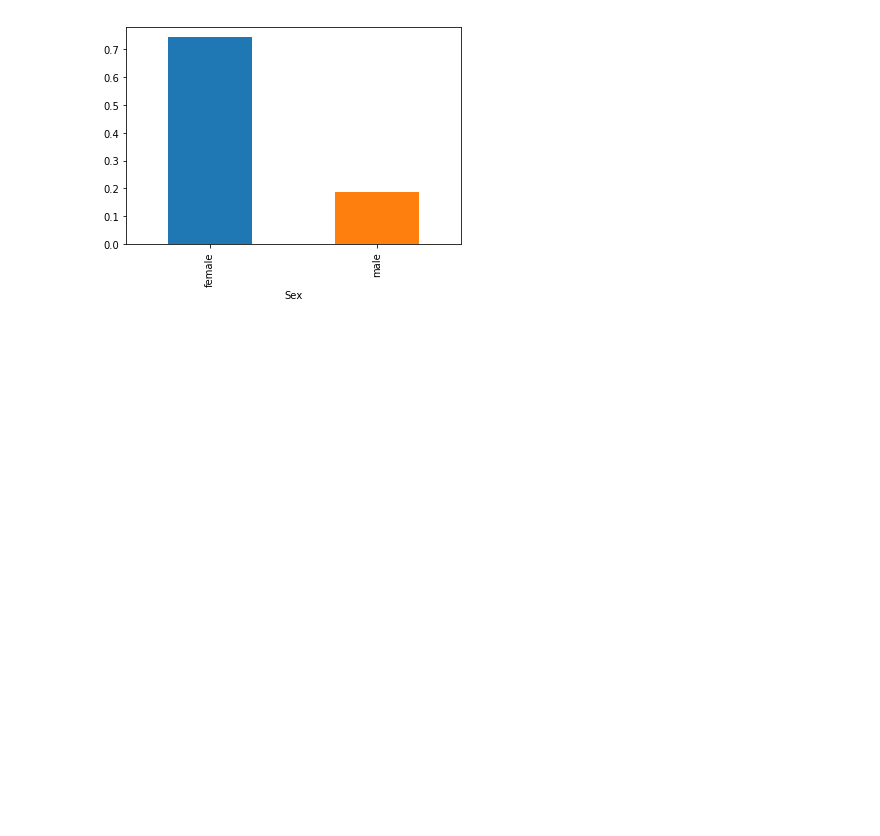
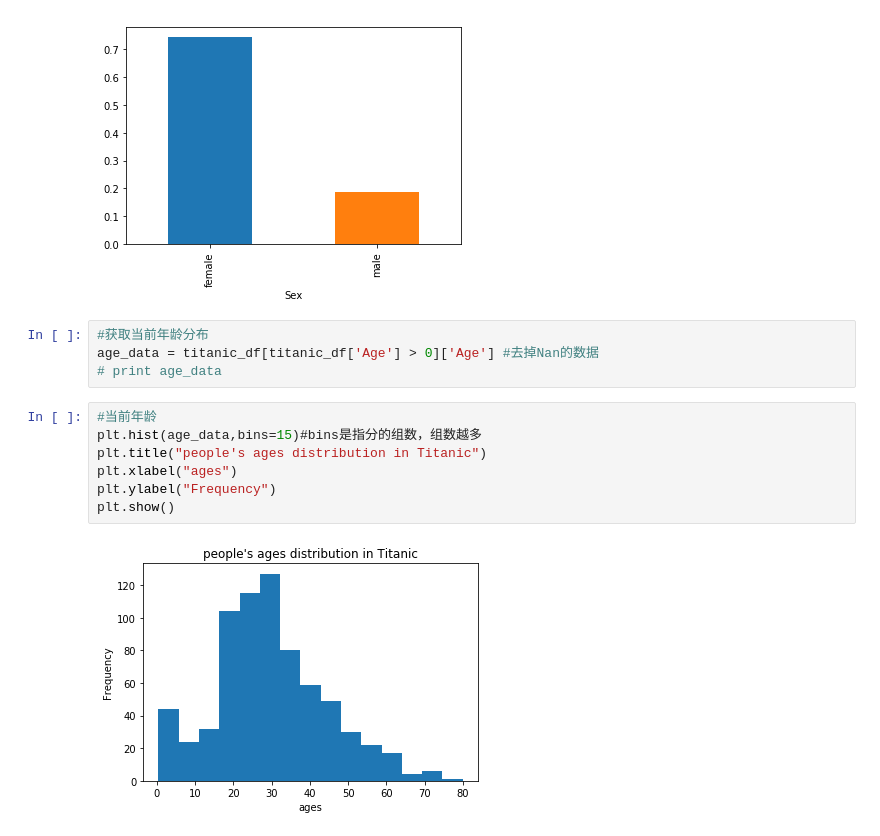
Before and after one commit to miniminiming/UdacityHomeWork, a Jupyter notebook: project_4/Titanic_data_analyze.ipynb, the cells around one changed output. Cells and saved outputs as stored; diff of their text form; blank space fills up the shorter version.

```diff
--- a/project_4/Titanic_data_analyze.ipynb
+++ b/project_4/Titanic_data_analyze.ipynb
@@ -65,5 +66,18 @@ sex_survice_data['Survived'].plot(kind='bar',use_index = True)
 # %% [output]
 <matplotlib.axes._subplots.AxesSubplot at 0x...>
 [figure]
+# %%
+#获取当前年龄分布
+age_data = titanic_df[titanic_df['Age'] > 0]['Age'] #去掉Nan的数据
+# print age_data
+# %%
+#当前年龄
+plt.hist(age_data,bins=15)#bins是指分的组数，组数越多
+plt.title("people's ages distribution in Titanic")
+plt.xlabel("ages")
+plt.ylabel("Frequency")
+plt.show()
+# %% [output]
+[figure, added]
 # %%
 #求各个年龄存活数量
```
Also changed, not shown: parts of 5 cells of this notebook.
